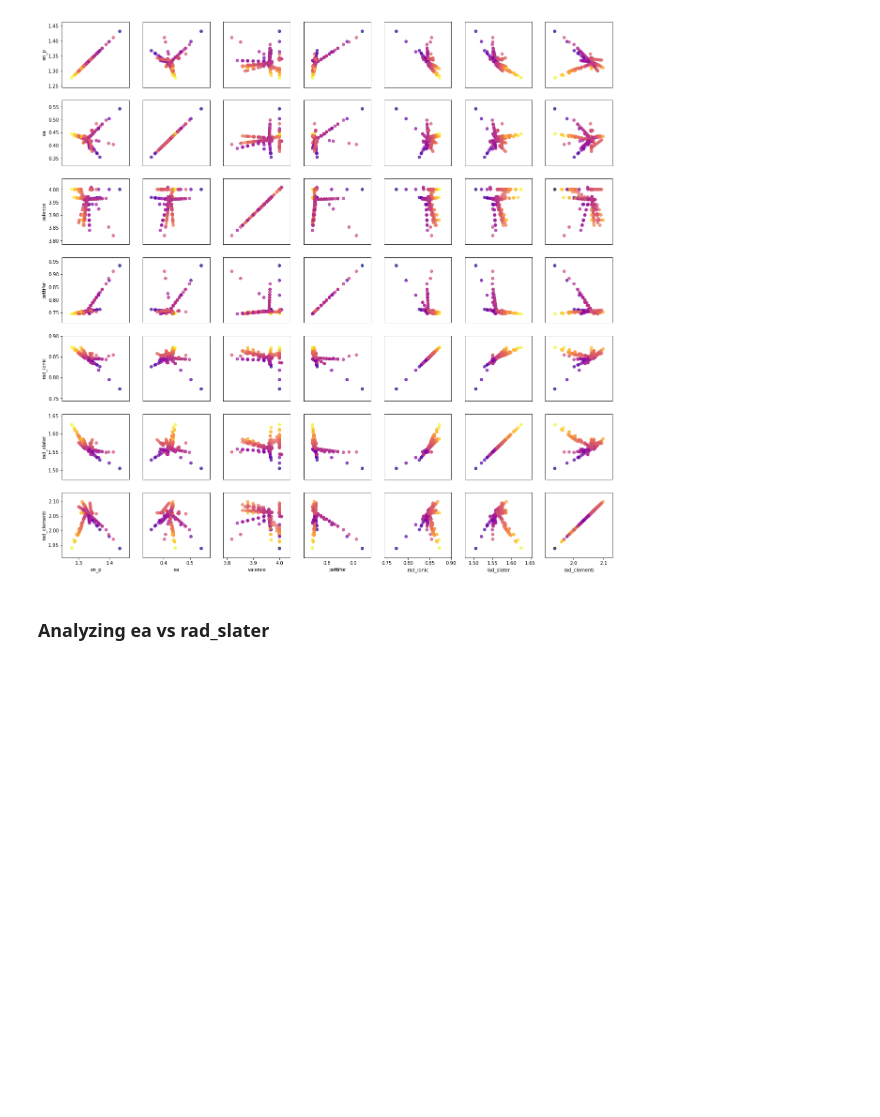
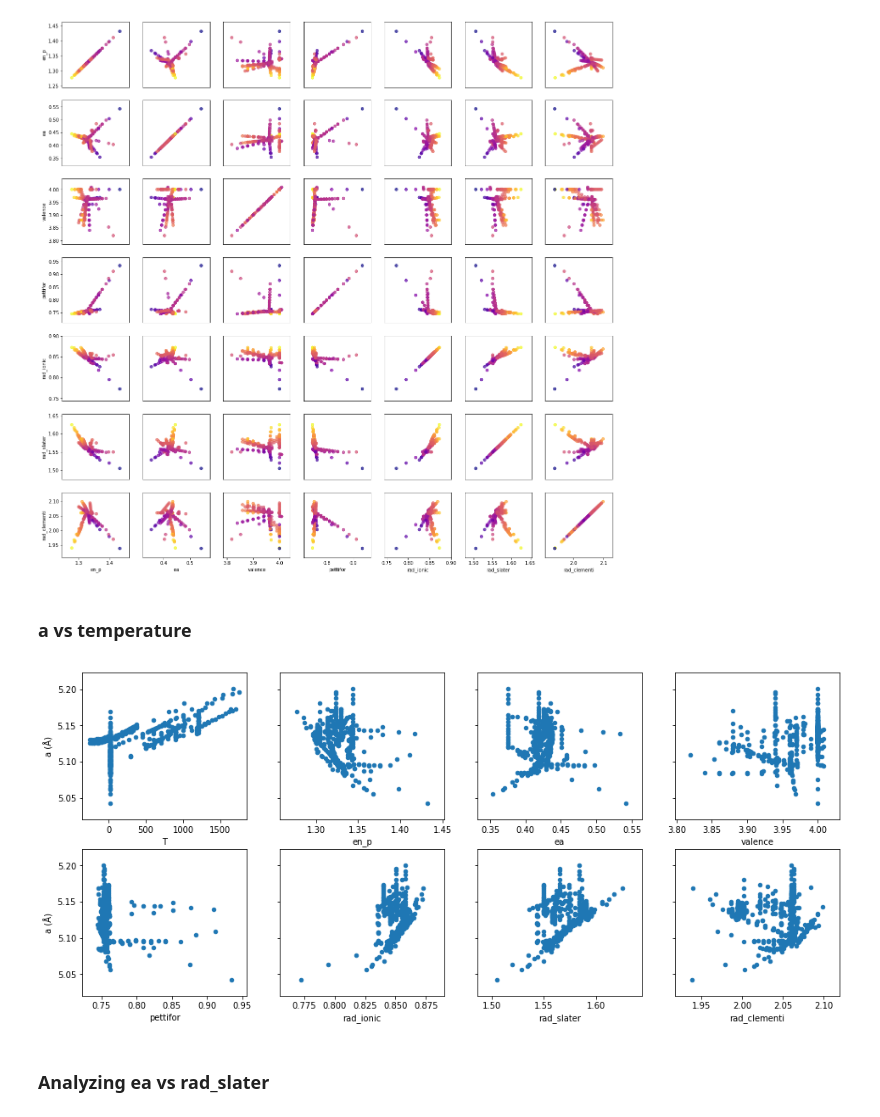
Before and after one commit to dskoda/smceramics, a Jupyter notebook: visualization.ipynb, the cells around one changed output. Drawn from its saved outputs; the diff is of its cells as text; code cells hidden in the pictures; blank space fills up the shorter version.

Commit message:
data visualization notebook

```diff
--- a/alloys.ipynb
+++ b/visualization.ipynb
@@ -49,6 +49,16 @@ fig.savefig('correlations.pdf')
 plt.show()
 # %% [output]
 [figure]
+# %% [markdown]
+### a vs temperature
+# %%
+fig, ax_fig = plt.subplots(2, 4, figsize=(16, 7), sharey=True)
+for idx, (inp, ax) in enumerate(zip(inputs + features, ax_fig.reshape(-1))):
+    df.plot(kind='scatter', x=inp, y='a', ax=ax)
+    if idx % 4 == 0:
+        ax.set_ylabel('a (Å)')
+# %% [output]
+[figure, added]
 # %% [markdown]
 ### Analyzing ea vs rad_slater
 # %%
```
